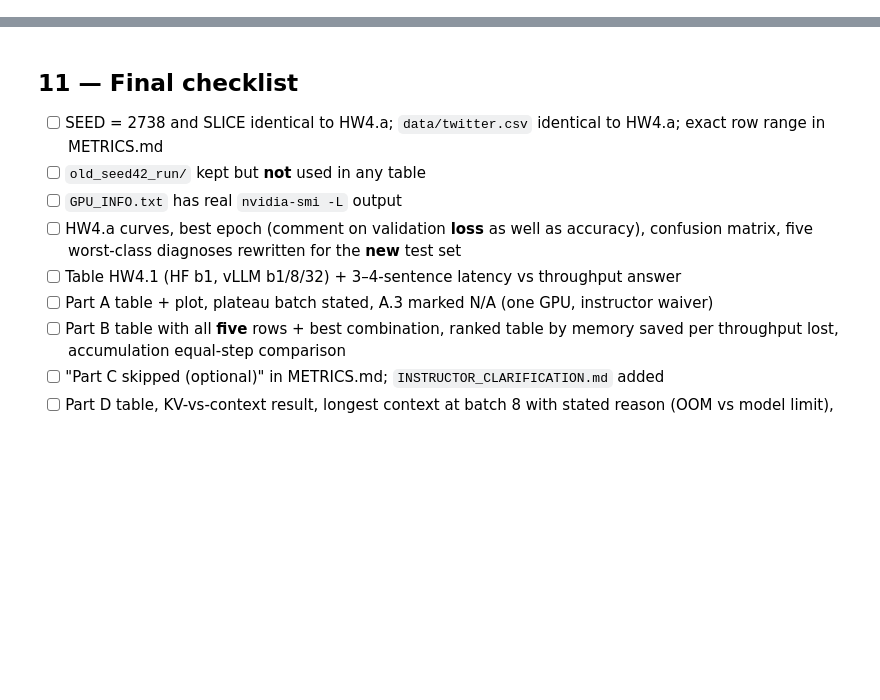
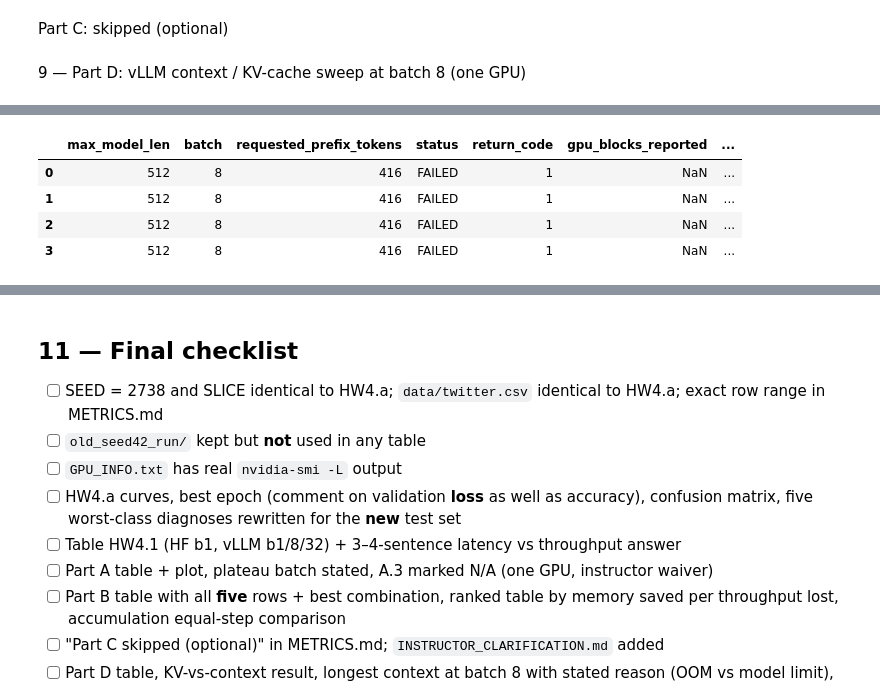
Before and after one commit to kavyaayyappan1998/DATA266---2738, a Jupyter notebook: GPU_Assignment2/gpu-assignment-ii/notebooks/GPU_Assignment_II_Main (1).ipynb, the cells around one changed output, grey strips where cells are left out. Saved outputs shown, nothing was run; the diff lists cells and outputs as text; code cells hidden in the pictures; blank space fills up the shorter version.

```diff
--- a/GPU_Assignment2/gpu-assignment-ii/notebooks/GPU_Assignment_II_Main (1).ipynb
+++ b/GPU_Assignment2/gpu-assignment-ii/notebooks/GPU_Assignment_II_Main (1).ipynb
@@ -250,7 +1000,0 @@ Runs with `VLLM_PY`. A **fresh vLLM engine** is started at increasing `max_model
-# %%
-r = subprocess.run([VLLM_PY,'src/kv_context_sweep.py'], capture_output=True, text=True)
-print(r.stdout[-4000:]); print(r.stderr[-2000:])
-assert r.returncode == 0, "kv_context_sweep.py failed — read the output above and results/kv_logs/*.log"
-kv = pd.read_csv('results/kv_context_sweep.csv'); display(kv)
-print((ROOT/'results/kv_context_summary.json').read_text())
-assert (kv.status=='ok').any(), "No successful context length — the first engine start failed; inspect results/kv_logs/context_512.log"
@@ -260,0 +1001,68 @@ Generate the measured GPU-hours log and preserve `nvidia-smi -L` output. Fill in
+# %% [markdown]
+ Part C: skipped (optional)
+# %% [markdown]
+9 — Part D: vLLM context / KV-cache sweep at batch 8 (one GPU)
+# %%
+import os
+import sys
+import shutil
+import subprocess
+from pathlib import Path
+import pandas as pd
+from IPython.display import display
+
+ROOT = Path("/app")
+VLLM_PY = "/app/vllm_env/bin/python"
+
+os.chdir(ROOT)
+
+# 1. Locate C and C++ compilers
+compiler_cc = shutil.which("gcc") or shutil.which("cc") or shutil.which("clang") or "/usr/bin/gcc"
+compiler_cxx = shutil.which("g++") or shutil.which("c++") or shutil.which("clang++") or "/usr/bin/g++"
+
+print(f"Using CC: {compiler_cc}")
+print(f"Using CXX: {compiler_cxx}")
+
+# 2. Patch src/kv_context_sweep.py directly to ensure child processes inherit environment variables
+sweep_file = ROOT / "src/kv_context_sweep.py"
+patch_header = f"""import os
+os.environ["CC"] = "{compiler_cc}"
+os.environ["CXX"] = "{compiler_cxx}"
+os.environ["TRITON_CACHE_DIR"] = "/tmp/triton_cache"
+"""
+
+original_code = sweep_file.read_text(encoding="utf-8")
+if "TRITON_CACHE_DIR" not in original_code:
+    sweep_file.write_text(patch_header + original_code, encoding="utf-8")
+    print("Patched src/kv_context_sweep.py with CC/CXX settings.")
+else:
+    print("src/kv_context_sweep.py is already patched.")
+
+# 3. Environment configuration for subprocess execution
+env = os.environ.copy()
+env["CC"] = compiler_cc
+env["CXX"] = compiler_cxx
+env["TRITON_CACHE_DIR"] = "/tmp/triton_cache"
+Path(env["TRITON_CACHE_DIR"]).mkdir(parents=True, exist_ok=True)
+
+# 4. Run KV-cache context sweep
+print("\nRunning KV-cache context sweep...")
+result = subprocess.run(
+    [VLLM_PY, "src/kv_context_sweep.py"],
+    cwd=ROOT,
+    env=env,
+    capture_output=True,
+    text=True
+)
+
+print(f"Return code: {result.returncode}")
+print(result.stdout[-3000:])
+if result.returncode != 0:
+    print(result.stderr[-3000:])
+
+# 5. Display results table
+csv_path = ROOT / "results/kv_context_sweep.csv"
+if csv_path.exists():
+    kv = pd.read_csv(csv_path)
+    display(kv)
+# %% [output]
@@ -260,0 +1076,5 @@ Generate the measured GPU-hours log and preserve `nvidia-smi -L` output. Fill in
+|  | max_model_len | batch | requested_prefix_tokens | status | return_code | gpu_blocks_reported | ... |
+| 0 | 512 | 8 | 416 | FAILED | 1 | NaN | ... |
+| 1 | 512 | 8 | 416 | FAILED | 1 | NaN | ... |
+| 2 | 512 | 8 | 416 | FAILED | 1 | NaN | ... |
+| 3 | 512 | 8 | 416 | FAILED | 1 | NaN | ... |
```
Also changed, not shown: parts of 49 cells of this notebook.
